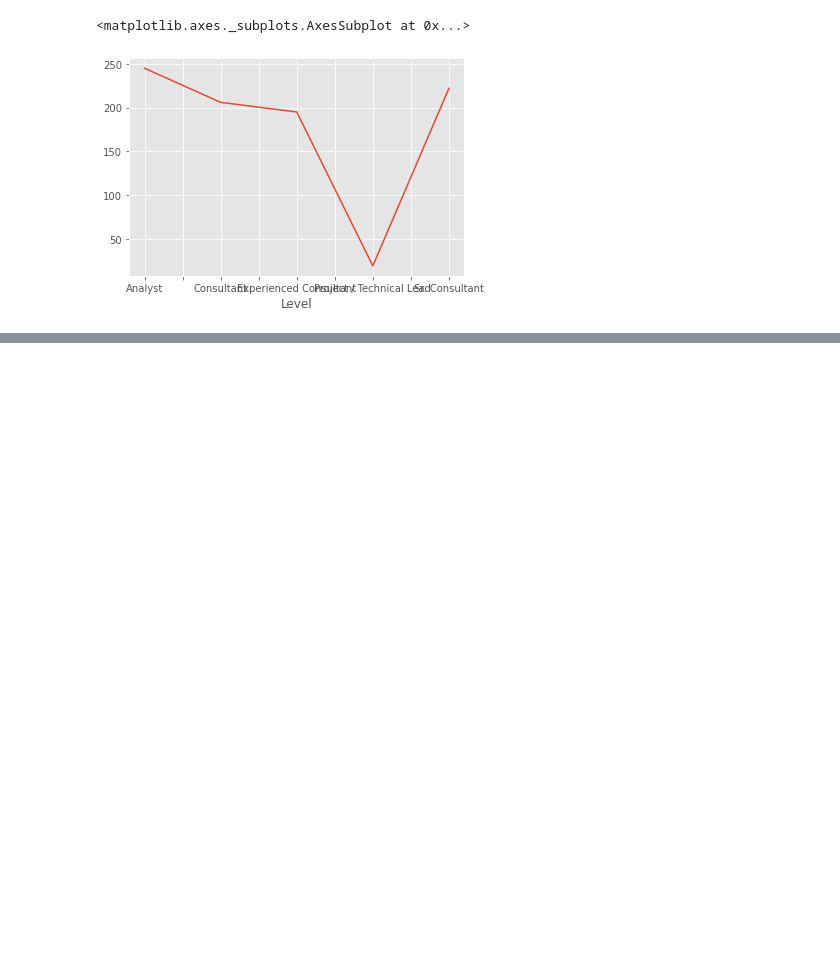
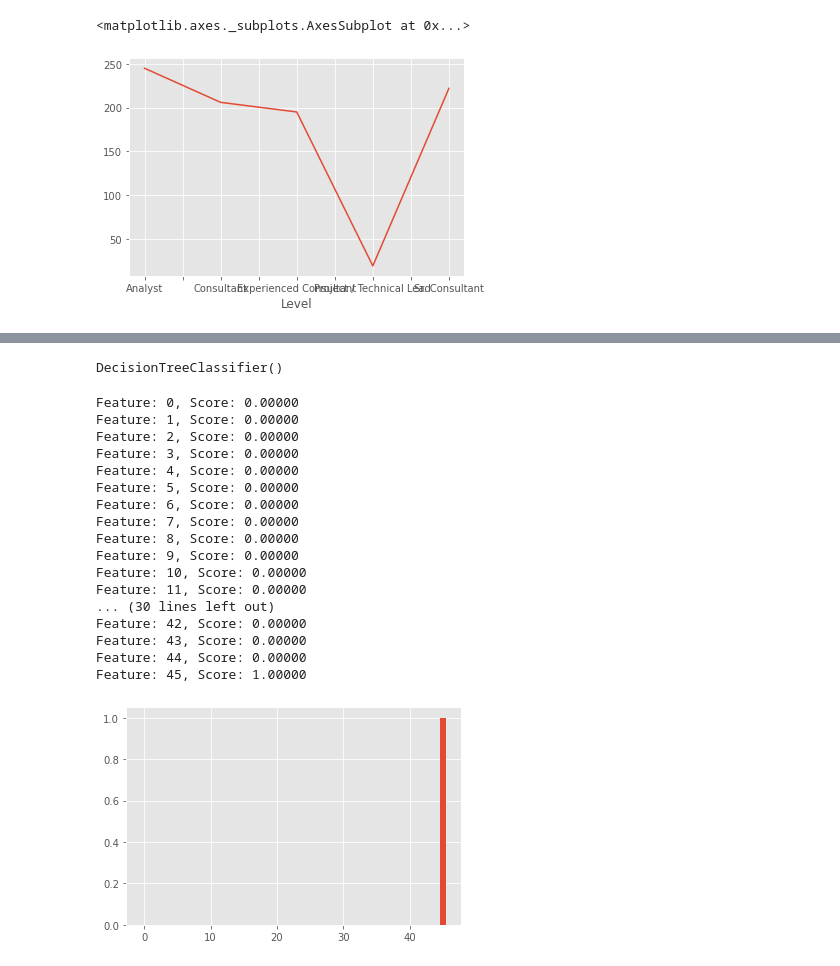
Before and after one commit to WarriorQro78AGC/DT-March21-CapstoneProject, a Jupyter notebook: Src/CapstoneVer2.ipynb, the cells around one changed output, grey strips where cells are left out. Drawn from its saved outputs; the diff is of its cells as text; code cells hidden in the pictures; blank space fills up the shorter version.

```diff
--- a/Src/CapstoneVer2.ipynb
+++ b/Src/CapstoneVer2.ipynb
@@ -480,0 +650,35 @@ df_by_level.plot()
+# %%
+X,y = df.drop(['Churn'], axis = 1), df.Churn
+# %%
+model = DecisionTreeClassifier()
+# %%
+model.fit(X, y)
+# %% [output]
+DecisionTreeClassifier()
+# %%
+importance = model.feature_importances_
+# %%
+for i,v in enumerate(importance):
+     print('Feature: %0d, Score: %.5f' % (i,v))
+# plot feature importance
+plt.bar([x for x in range(len(importance))], importance)
+plt.show()
+# %% [output]
+Feature: 0, Score: 0.00000
+Feature: 1, Score: 0.00000
+Feature: 2, Score: 0.00000
+Feature: 3, Score: 0.00000
+Feature: 4, Score: 0.00000
+Feature: 5, Score: 0.00000
+Feature: 6, Score: 0.00000
+Feature: 7, Score: 0.00000
+Feature: 8, Score: 0.00000
+Feature: 9, Score: 0.00000
+Feature: 10, Score: 0.00000
+Feature: 11, Score: 0.00000
+... (30 lines left out)
+Feature: 42, Score: 0.00000
+Feature: 43, Score: 0.00000
+Feature: 44, Score: 0.00000
+Feature: 45, Score: 1.00000
+[figure, added]
```
Also changed, not shown: parts of 19 cells of this notebook.
